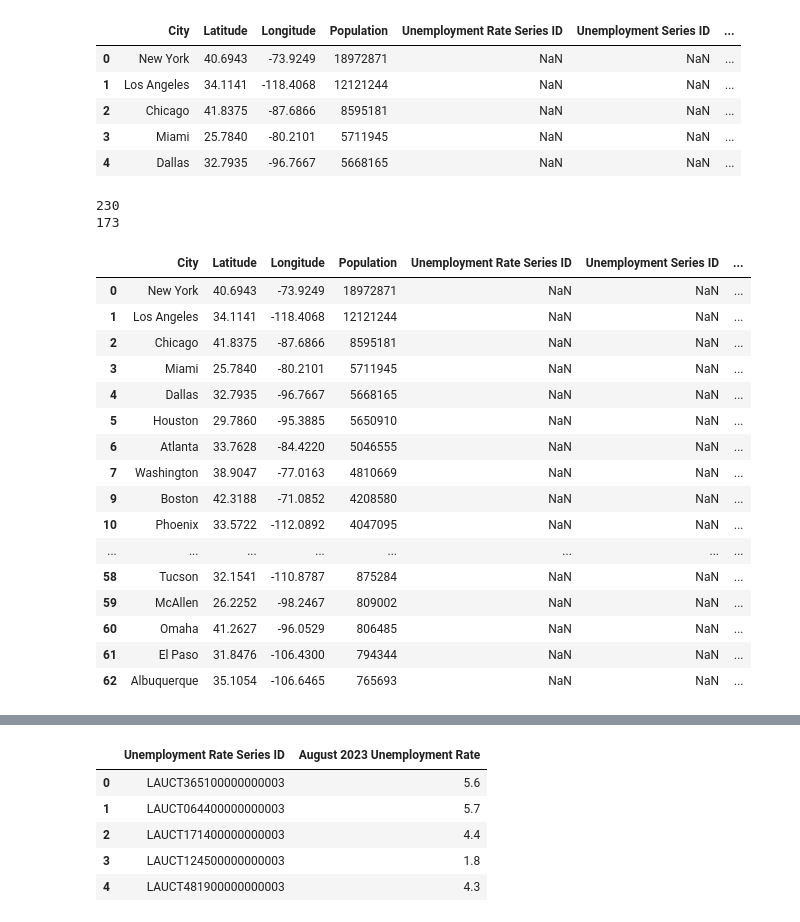
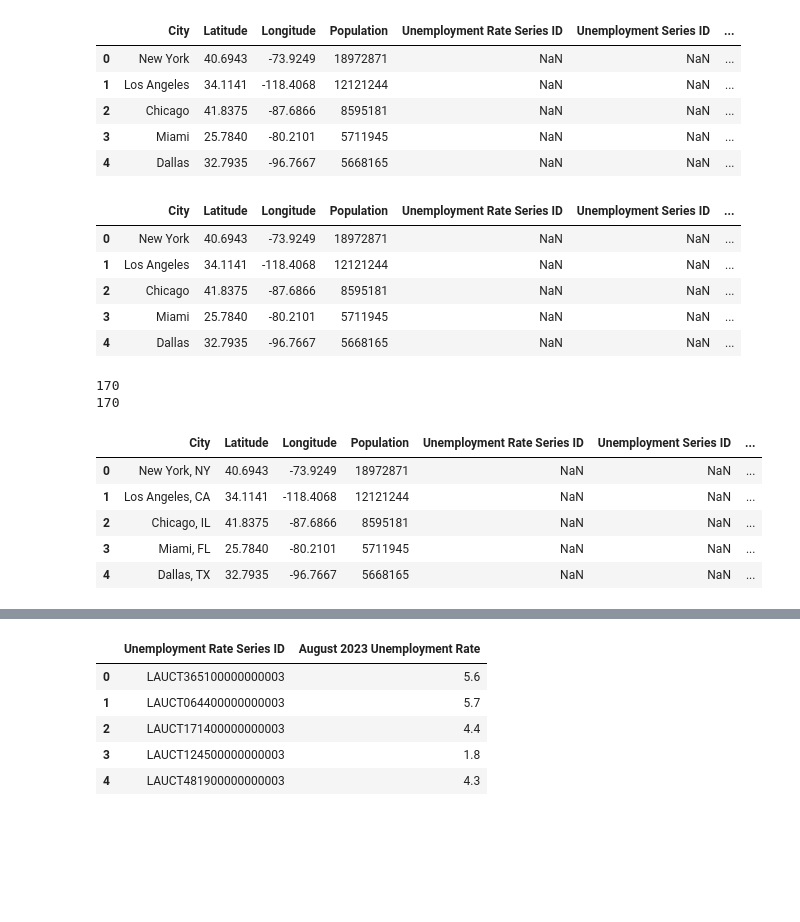
Before and after one commit to ryanmcr17/city-level-employment, a Jupyter notebook: cityDataETL/cityDataETL.ipynb, the cells around one changed output, grey strips where cells are left out. Drawn from its saved outputs; the diff is of its cells as text; code cells hidden in the pictures; blank space fills up the shorter version.

Commit message:
pulled in state codes to match on city+state to avoid a few merging/mapping issues, everything still working great - commenting and presentation next, for real this time

```diff
--- a/cityDataETL/cityDataETL.ipynb
+++ b/cityDataETL/cityDataETL.ipynb
@@ -198,7 +346,7 @@ city_area_codes_df.head()
 new_city_list = []
 type_list = []
 state_list = []
-
+city_state_key_list2 = []
 
 city_series = city_area_codes_df['City']
 city_word_count_series = city_area_codes_df['city_name_word_count']
@@ -221,13 +369,20 @@ for i in range(total_rows):
         else:
             new_city += " " + split_city[j]
 
+    municipality_type = split_city[word_count-2].replace(",","")
+    state = split_city[word_count-1]
+
+    city_state_key = f"{new_city}, {state}"
+    city_state_key_list2.append(city_state_key)
+
     new_city_list.append(new_city)
-    type_list.append(split_city[word_count-2].replace(",",""))
-    state_list.append(split_city[word_count-1])
+    type_list.append(municipality_type)
+    state_list.append(state)
 
 city_area_codes_df['City'] = new_city_list
 city_area_codes_df['Type'] = type_list
 city_area_codes_df['State'] = state_list
+city_area_codes_df['city_state_key'] = city_state_key_list2
 
 city_area_codes_df.head()
 # %% [output]
@@ -241,7 +396,7 @@ city_area_codes_df.head()
 
 city_codes_df = city_area_codes_df[city_area_codes_df['Type']=='city'].reset_index()
 
-city_codes_df.drop(columns=['city_name_word_count', 'split_city_name', 'Type', 'index'], inplace=True)
+city_codes_df.drop(columns=['city_name_word_count', 'split_city_name', 'Type', 'index', 'City', 'State'], inplace=True)
 
 print(f"{city_codes_df['City Area Code'].size} total records of Type 'city', subset of all records with Area Type 'G'")
 
@@ -257,12 +433,13 @@ city_codes_df.head()
 # %%
-top200_loc_pop_df = city_loc_pop_df.head(200)
+top200_loc_pop_df = city_loc_pop_with_state_code_df.head(200)
 
-top200cities_df = pd.DataFrame(columns=['City','Latitude','Longitude','Population', 'Unemployment Rate Series ID', 'Unemployment Series ID', 'Labor Force Participation Rate Series ID'])
+top200cities_df = pd.DataFrame(columns=['City','Latitude','Longitude','Population', 'Unemployment Rate Series ID', 'Unemployment Series ID', 'Labor Force Participation Rate Series ID','city_state_key'])
 
 top200cities_df['City'] = top200_loc_pop_df['City']
 top200cities_df['Latitude'] = top200_loc_pop_df['Latitude']
 top200cities_df['Longitude'] = top200_loc_pop_df['Longitude']
 top200cities_df['Population'] = top200_loc_pop_df['Population']
+top200cities_df['city_state_key'] = top200_loc_pop_df['city_state_key']
 
 print(top200cities_df.index.size)
 
@@ -279,36 +456,37 @@ top200cities_df.head()
 | 2 | Chicago | 41.8375 | -87.6866 | 8595181 | NaN | NaN | ... |
 | 3 | Miami | 25.7840 | -80.2101 | 5711945 | NaN | NaN | ... |
 | 4 | Dallas | 32.7935 | -96.7667 | 5668165 | NaN | NaN | ... |
+# %%
+
+top_cities_df = top200cities_df.merge(city_codes_df, how='inner', on='city_state_key')
+
+top_cities_df.head()
+# %% [output]
+|  | City | Latitude | Longitude | Population | Unemployment Rate Series ID | Unemployment Series ID | ... |
+| 0 | New York | 40.6943 | -73.9249 | 18972871 | NaN | NaN | ... |
+| 1 | Los Angeles | 34.1141 | -118.4068 | 12121244 | NaN | NaN | ... |
+| 2 | Chicago | 41.8375 | -87.6866 | 8595181 | NaN | NaN | ... |
+| 3 | Miami | 25.7840 | -80.2101 | 5711945 | NaN | NaN | ... |
+| 4 | Dallas | 32.7935 | -96.7667 | 5668165 | NaN | NaN | ... |
 # %%
 
-top_cities_df = top200cities_df.merge(city_codes_df, how='inner', on='City')
-
+print(top_cities_df['City'].size)
+top_cities_df.drop_duplicates(subset='city_state_key', inplace=True)
 print(top_cities_df['City'].size)
 
-top_cities_df.drop_duplicates(subset='City', inplace=True)
-print(top_cities_df['City'].size)
+top_cities_df['City'] = top_cities_df['city_state_key']
+top_cities_df.drop(columns=['city_state_key'], inplace=True)
 
-top_cities_df.head(50)
+top_cities_df.head()
 # %% [output]
-230
-173
+170
+170
 |  | City | Latitude | Longitude | Population | Unemployment Rate Series ID | Unemployment Series ID | ... |
-| 0 | New York | 40.6943 | -73.9249 | 18972871 | NaN | NaN | ... |
-| 1 | Los Angeles | 34.1141 | -118.4068 | 12121244 | NaN | NaN | ... |
-| 2 | Chicago | 41.8375 | -87.6866 | 8595181 | NaN | NaN | ... |
-| 3 | Miami | 25.7840 | -80.2101 | 5711945 | NaN | NaN | ... |
-| 4 | Dallas | 32.7935 | -96.7667 | 5668165 | NaN | NaN | ... |
-| 5 | Houston | 29.7860 | -95.3885 | 5650910 | NaN | NaN | ... |
-| 6 | Atlanta | 33.7628 | -84.4220 | 5046555 | NaN | NaN | ... |
-| 7 | Washington | 38.9047 | -77.0163 | 4810669 | NaN | NaN | ... |
-| 9 | Boston | 42.3188 | -71.0852 | 4208580 | NaN | NaN | ... |
-| 10 | Phoenix | 33.5722 | -112.0892 | 4047095 | NaN | NaN | ... |
-| ... | ... | ... | ... | ... | ... | ... | ... |
-| 58 | Tucson | 32.1541 | -110.8787 | 875284 | NaN | NaN | ... |
-| 59 | McAllen | 26.2252 | -98.2467 | 809002 | NaN | NaN | ... |
-| 60 | Omaha | 41.2627 | -96.0529 | 806485 | NaN | NaN | ... |
-| 61 | El Paso | 31.8476 | -106.4300 | 794344 | NaN | NaN | ... |
-| 62 | Albuquerque | 35.1054 | -106.6465 | 765693 | NaN | NaN | ... |
+| 0 | New York, NY | 40.6943 | -73.9249 | 18972871 | NaN | NaN | ... |
+| 1 | Los Angeles, CA | 34.1141 | -118.4068 | 12121244 | NaN | NaN | ... |
+| 2 | Chicago, IL | 41.8375 | -87.6866 | 8595181 | NaN | NaN | ... |
+| 3 | Miami, FL | 25.7840 | -80.2101 | 5711945 | NaN | NaN | ... |
+| 4 | Dallas, TX | 32.7935 | -96.7667 | 5668165 | NaN | NaN | ... |
 # %%
 
 top_cities_df.drop_duplicates(subset=['City'], inplace=True)
```
Also changed, not shown: parts of 23 cells of this notebook, 1 other file.
